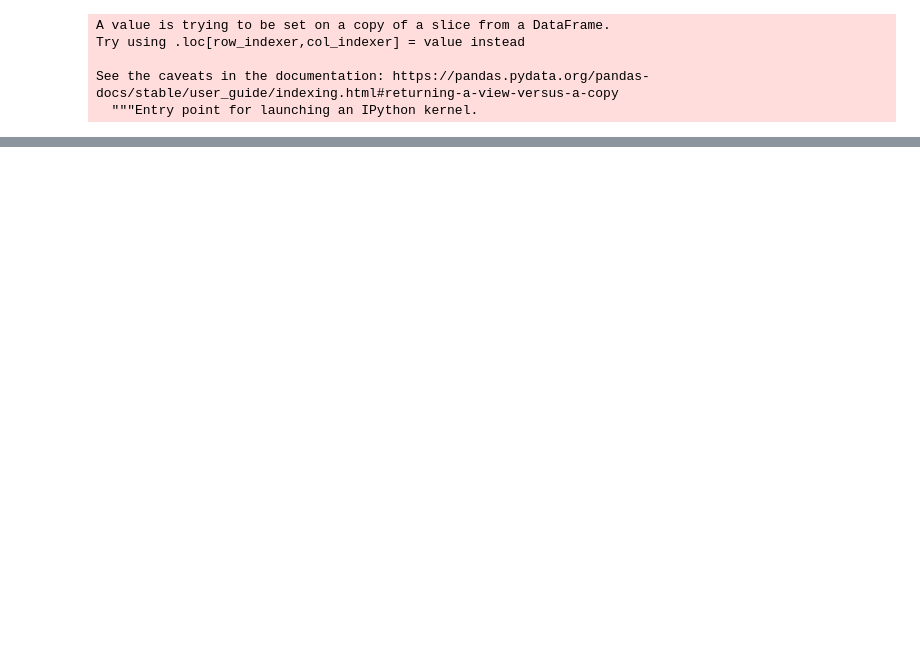
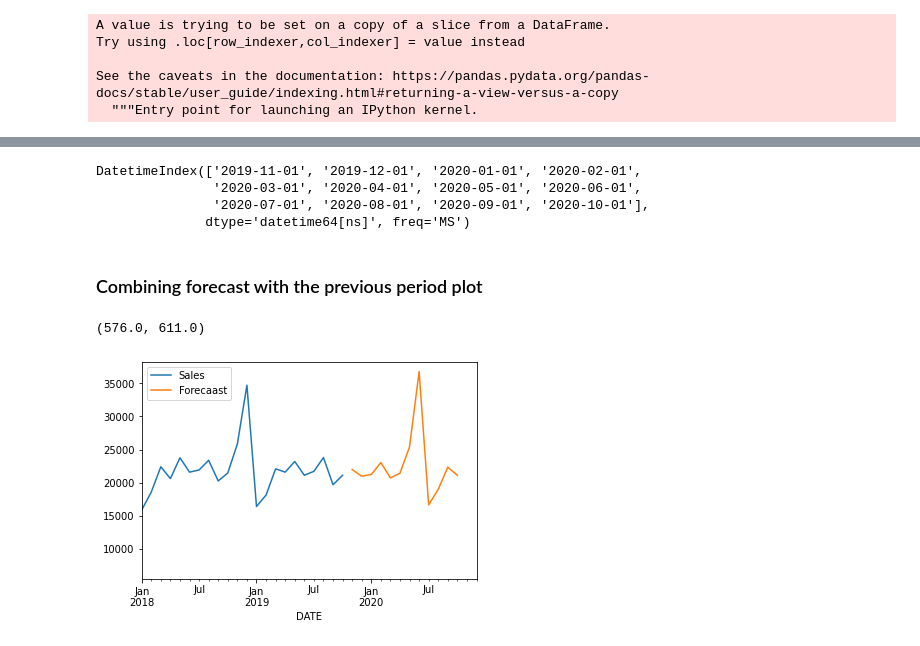
Before and after one commit to Dimisz/tensorflow_lectures, a Jupyter notebook: RNN_lecture.ipynb, the cells around one changed output, grey strips where cells are left out. Drawn from its saved outputs; the diff is of its cells as text; code cells hidden in the pictures; blank space fills up the shorter version.

```diff
--- a/RNN_lecture.ipynb
+++ b/RNN_lecture.ipynb
@@ -621,0 +660,20 @@ test.plot()
+# %%
+forecast = []
+
+# Replace periods with whatever forecast length you want
+periods = 12
+
+first_eval_batch = scaled_train[-length:]
+current_batch = first_eval_batch.reshape((1, length, n_features))
+
+for i in range(periods):
+  #get prediction 1 time stamp ahead
+  current_pred = ts_full_model.predict(current_batch)[0]
+
+  # store predictions
+  forecast.append(current_pred)
+
+  #update batch to now include predictions and drop first value
+  current_batch = np.append(current_batch[:,1:,:],[[current_pred]], axis=1)
+# %%
+forecast = scaler.inverse_transform(forecast)
@@ -621,0 +695,22 @@ test.plot()
+# %%
+forecast_index = pd.date_range(start='2019-11-01', periods=periods,
+                               freq="MS")
+# %%
+forecast_index
+# %% [output]
+DatetimeIndex(['2019-11-01', '2019-12-01', '2020-01-01', '2020-02-01',
+               '2020-03-01', '2020-04-01', '2020-05-01', '2020-06-01',
+               '2020-07-01', '2020-08-01', '2020-09-01', '2020-10-01'],
+              dtype='datetime64[ns]', freq='MS')
+# %%
+forecast_df = pd.DataFrame(data=forecast, index=forecast_index,
+                           columns=['Forecaast'])
+# %% [markdown]
+### Combining forecast with the previous period plot
+# %%
+ax = df.plot()
+forecast_df.plot(ax=ax)
+plt.xlim('2018-01-01', '2020-12-01')
+# %% [output]
+(576.0, 611.0)
+[figure, added]
```
Also changed, not shown: parts of 21 cells of this notebook.
